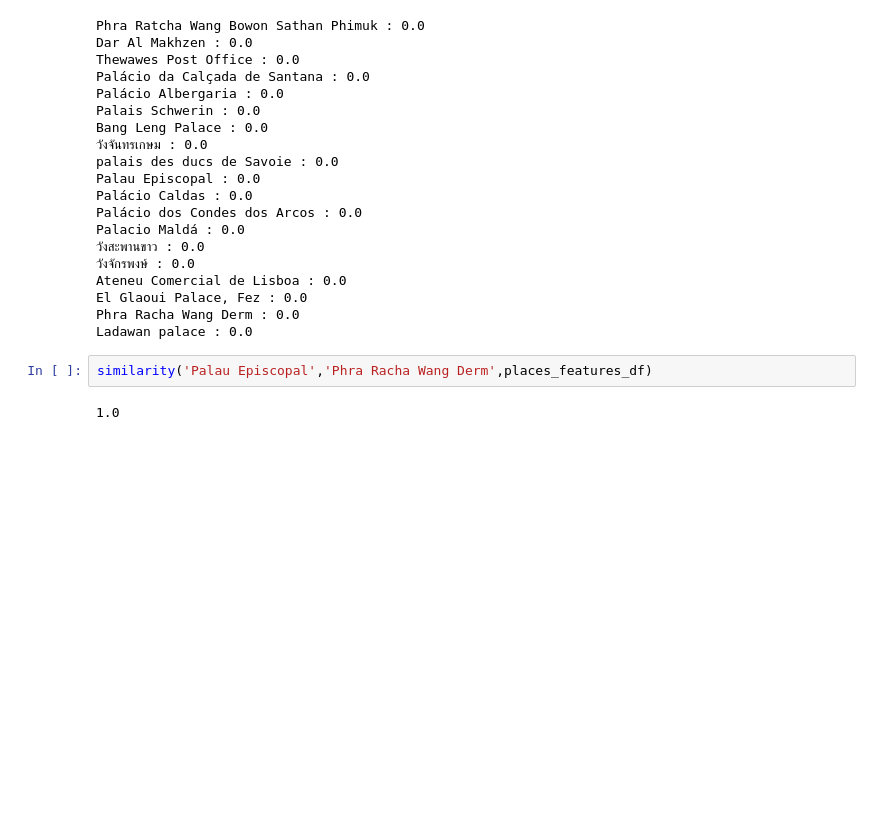
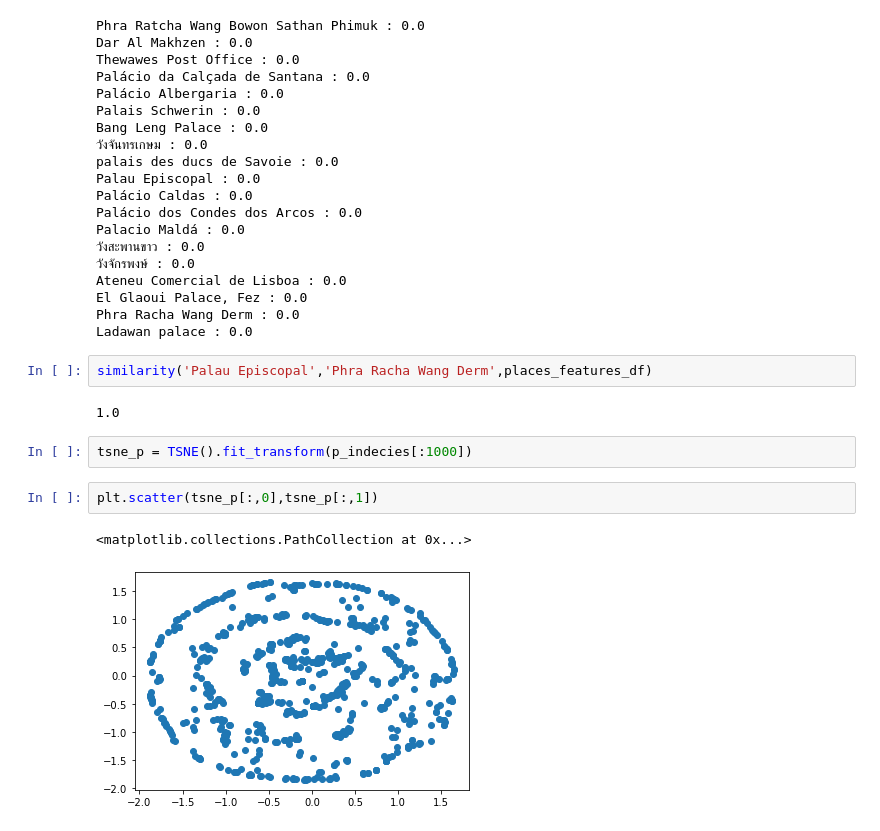
Before and after one commit to Ammar0ah/Itinerary-planning-system, a Jupyter notebook: Recommendation System.ipynb, the cells around one changed output. Cells and saved outputs as stored; diff of their text form; blank space fills up the shorter version.

```diff
--- a/Recommendation System.ipynb
+++ b/Recommendation System.ipynb
@@ -336,3 +344,10 @@ Ladawan palace : 0.0
 similarity('Palau Episcopal','Phra Racha Wang Derm',places_features_df)
 # %% [output]
 1.0
+# %%
+tsne_p = TSNE().fit_transform(p_indecies[:1000])
+# %%
+plt.scatter(tsne_p[:,0],tsne_p[:,1])
+# %% [output]
+<matplotlib.collections.PathCollection at 0x...>
+[figure, added]
```
Also changed, not shown: parts of 9 cells of this notebook.
